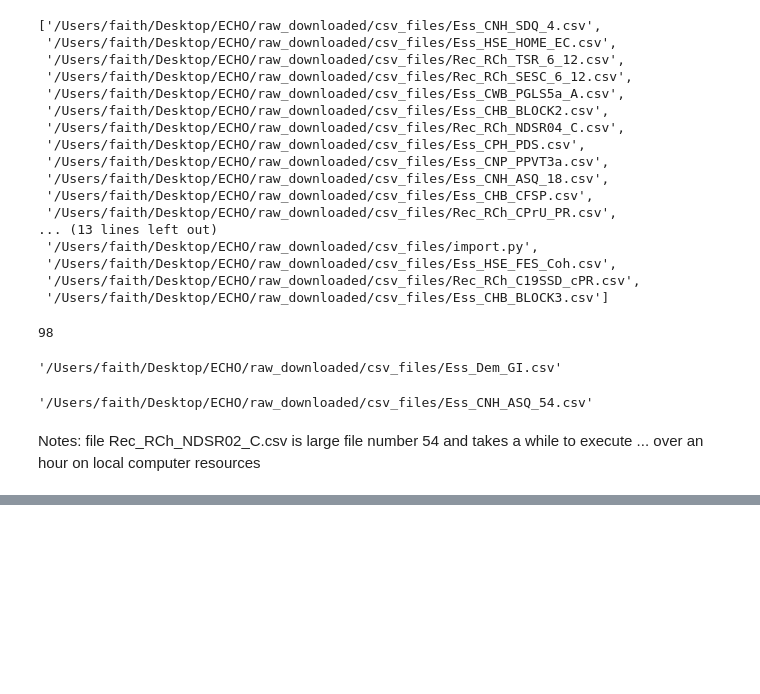
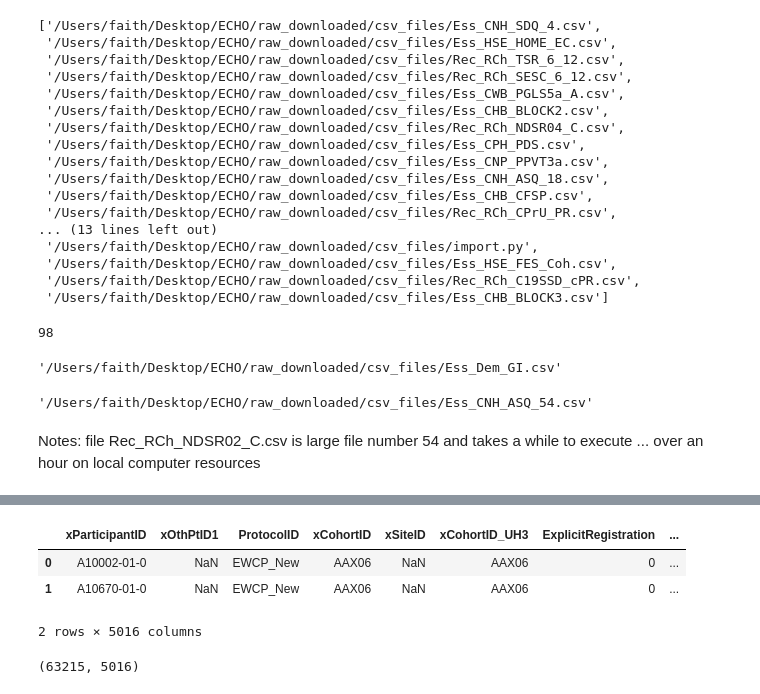
Before and after one commit to faithNassiwa/bch-birthcohort-db, a Jupyter notebook: ECHO/echo_combine.ipynb, the cells around one changed output, grey strips where cells are left out. Cells and saved outputs as stored; diff of their text form; code cells hidden in the pictures; blank space fills up the shorter version.

```diff
--- a/ECHO/echo_combine.ipynb
+++ b/ECHO/echo_combine.ipynb
@@ -146,0 +301,4 @@ Notes:  file Rec_RCh_NDSR02_C.csv is large file number 54 and takes a while to e
+# %%
+# Set directories with the forms
+forms_directory = '/Users/faith/Desktop/Work/Boston Childrens Hospital/birth-cohort-db/ECHO/data_dump/Data_CSVDownloaded/02_forms'
+PtReg ='/Users/faith/Desktop/Work/Boston Childrens Hospital/birth-cohort-db/ECHO/data_dump/Data_CSVDownloaded/01_research/ptReg.csv'
@@ -146,0 +316,2 @@ Notes:  file Rec_RCh_NDSR02_C.csv is large file number 54 and takes a while to e
+# %%
+combined_df, merged_files, files_count= combine_echo_files(specific_form_file_paths)
@@ -146,0 +339,11 @@ Notes:  file Rec_RCh_NDSR02_C.csv is large file number 54 and takes a while to e
+# %%
+combined_df.head(2)
+# %% [output]
+|  | xParticipantID | xOthPtID1 | ProtocolID | xCohortID | xSiteID | xCohortID_UH3 | ExplicitRegistration | ... |
+| 0 | A10002-01-0 | NaN | EWCP_New | AAX06 | NaN | AAX06 | 0 | ... |
+| 1 | A10670-01-0 | NaN | EWCP_New | AAX06 | NaN | AAX06 | 0 | ... |
+2 rows × 5016 columns
+# %%
+combined_df.shape
+# %% [output]
+(63215, 5016)
```
Also changed, not shown: parts of 26 cells of this notebook, 3 other files.
